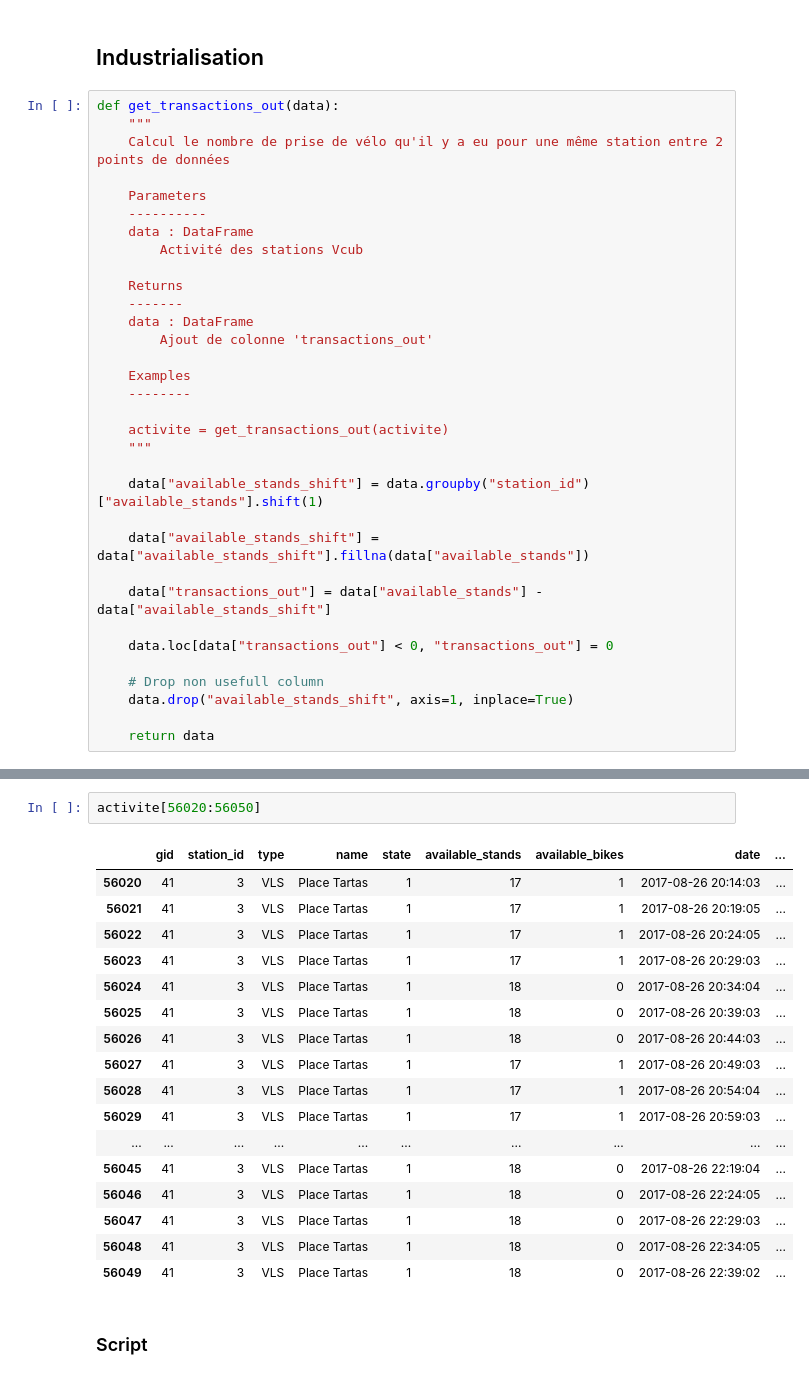
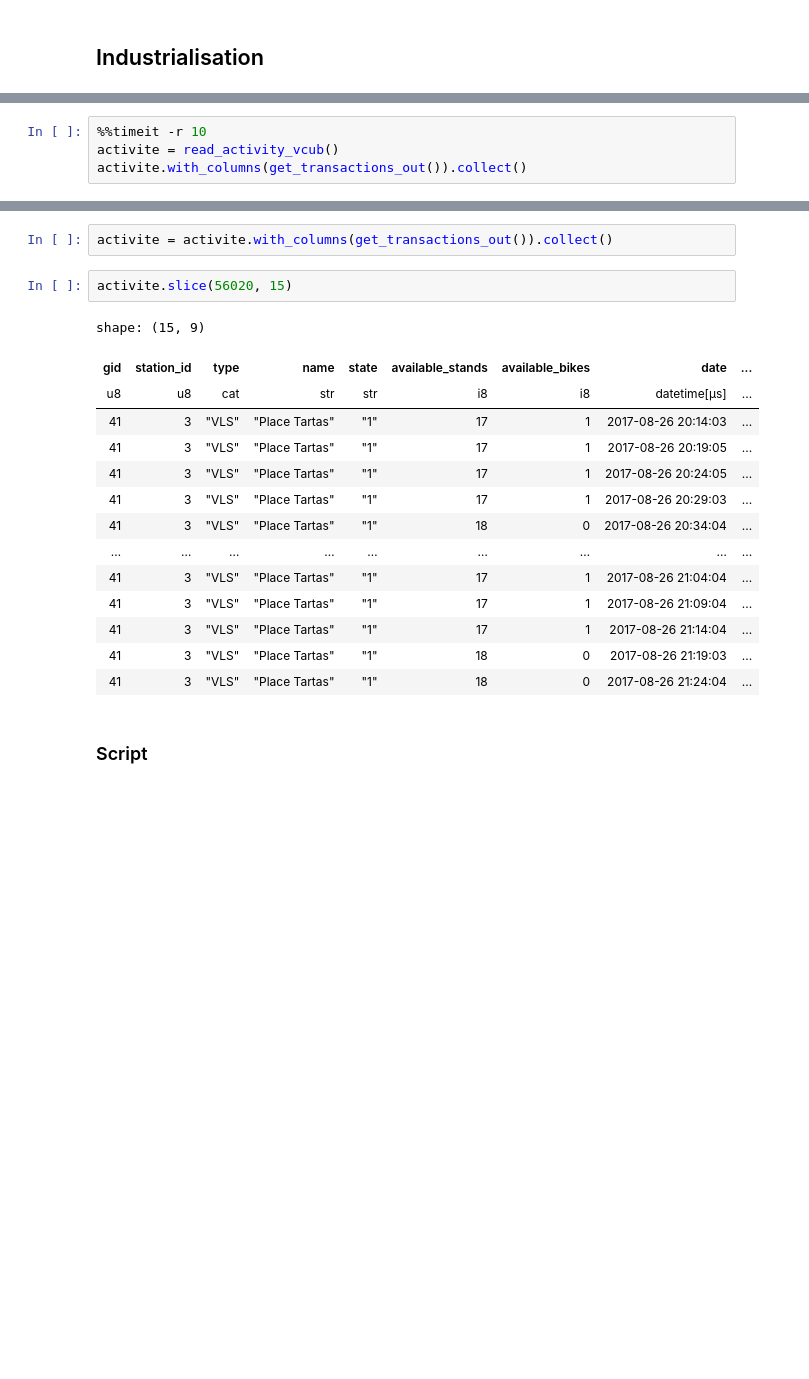
Before and after one commit to armgilles/vcub_keeper, a Jupyter notebook: notebooks/02_Features/01_transaction_out #3.ipynb, the cells around one changed output, grey strips where cells are left out. Saved outputs shown, nothing was run; the diff lists cells and outputs as text; blank space fills up the shorter version.

```diff
--- a/notebooks/02_Features/01_transaction_out #3.ipynb
+++ b/notebooks/02_Features/01_transaction_out #3.ipynb
@@ -177,37 +68,4 @@ activite.to_pandas().head(10)
 # %% [markdown]
 ## Industrialisation
-# %%
-def get_transactions_out(data):
-    """
-    Calcul le nombre de prise de vélo qu'il y a eu pour une même station entre 2 points de données
-
-    Parameters
-    ----------
-    data : DataFrame
-        Activité des stations Vcub
-
-    Returns
-    -------
-    data : DataFrame
-        Ajout de colonne 'transactions_out'
-
-    Examples
-    --------
-
-    activite = get_transactions_out(activite)
-    """
-
-    data["available_stands_shift"] = data.groupby("station_id")["available_stands"].shift(1)
-
-    data["available_stands_shift"] = data["available_stands_shift"].fillna(data["available_stands"])
-
-    data["transactions_out"] = data["available_stands"] - data["available_stands_shift"]
-
-    data.loc[data["transactions_out"] < 0, "transactions_out"] = 0
-
-    # Drop non usefull column
-    data.drop("available_stands_shift", axis=1, inplace=True)
-
-    return data
 # %%
 from vcub_keeper.transform.features_factory import get_transactions_out
@@ -218,0 +89,4 @@ activite = get_transactions_out(activite)
+# %%
+%%timeit -r 10
+activite = read_activity_vcub()
+activite.with_columns(get_transactions_out()).collect()
@@ -219,23 +95,22 @@ activite = get_transactions_out(activite)
+# %%
+activite = activite.with_columns(get_transactions_out()).collect()
 # %%
-activite[56020:56050]
+activite.slice(56020, 15)
 # %% [output]
+shape: (15, 9)
-|  | gid | station_id | type | name | state | available_stands | available_bikes | date | ... |
-| 56020 | 41 | 3 | VLS | Place Tartas | 1 | 17 | 1 | 2017-08-26 20:14:03 | ... |
-| 56021 | 41 | 3 | VLS | Place Tartas | 1 | 17 | 1 | 2017-08-26 20:19:05 | ... |
-| 56022 | 41 | 3 | VLS | Place Tartas | 1 | 17 | 1 | 2017-08-26 20:24:05 | ... |
-| 56023 | 41 | 3 | VLS | Place Tartas | 1 | 17 | 1 | 2017-08-26 20:29:03 | ... |
-| 56024 | 41 | 3 | VLS | Place Tartas | 1 | 18 | 0 | 2017-08-26 20:34:04 | ... |
-| 56025 | 41 | 3 | VLS | Place Tartas | 1 | 18 | 0 | 2017-08-26 20:39:03 | ... |
-| 56026 | 41 | 3 | VLS | Place Tartas | 1 | 18 | 0 | 2017-08-26 20:44:03 | ... |
-| 56027 | 41 | 3 | VLS | Place Tartas | 1 | 17 | 1 | 2017-08-26 20:49:03 | ... |
-| 56028 | 41 | 3 | VLS | Place Tartas | 1 | 17 | 1 | 2017-08-26 20:54:04 | ... |
-| 56029 | 41 | 3 | VLS | Place Tartas | 1 | 17 | 1 | 2017-08-26 20:59:03 | ... |
-| ... | ... | ... | ... | ... | ... | ... | ... | ... | ... |
-| 56045 | 41 | 3 | VLS | Place Tartas | 1 | 18 | 0 | 2017-08-26 22:19:04 | ... |
-| 56046 | 41 | 3 | VLS | Place Tartas | 1 | 18 | 0 | 2017-08-26 22:24:05 | ... |
-| 56047 | 41 | 3 | VLS | Place Tartas | 1 | 18 | 0 | 2017-08-26 22:29:03 | ... |
-| 56048 | 41 | 3 | VLS | Place Tartas | 1 | 18 | 0 | 2017-08-26 22:34:05 | ... |
-| 56049 | 41 | 3 | VLS | Place Tartas | 1 | 18 | 0 | 2017-08-26 22:39:02 | ... |
+| gid | station_id | type | name | state | available_stands | available_bikes | date | ... |
+| u8 | u8 | cat | str | str | i8 | i8 | datetime[μs] | ... |
+| 41 | 3 | "VLS" | "Place Tartas" | "1" | 17 | 1 | 2017-08-26 20:14:03 | ... |
+| 41 | 3 | "VLS" | "Place Tartas" | "1" | 17 | 1 | 2017-08-26 20:19:05 | ... |
+| 41 | 3 | "VLS" | "Place Tartas" | "1" | 17 | 1 | 2017-08-26 20:24:05 | ... |
+| 41 | 3 | "VLS" | "Place Tartas" | "1" | 17 | 1 | 2017-08-26 20:29:03 | ... |
+| 41 | 3 | "VLS" | "Place Tartas" | "1" | 18 | 0 | 2017-08-26 20:34:04 | ... |
+| … | … | … | … | … | … | … | … | ... |
+| 41 | 3 | "VLS" | "Place Tartas" | "1" | 17 | 1 | 2017-08-26 21:04:04 | ... |
+| 41 | 3 | "VLS" | "Place Tartas" | "1" | 17 | 1 | 2017-08-26 21:09:04 | ... |
+| 41 | 3 | "VLS" | "Place Tartas" | "1" | 17 | 1 | 2017-08-26 21:14:04 | ... |
+| 41 | 3 | "VLS" | "Place Tartas" | "1" | 18 | 0 | 2017-08-26 21:19:03 | ... |
+| 41 | 3 | "VLS" | "Place Tartas" | "1" | 18 | 0 | 2017-08-26 21:24:04 | ... |
 # %% [markdown]
 ### Script
 # %%
```
Also changed, not shown: parts of 28 cells of this notebook, 1 other file.
